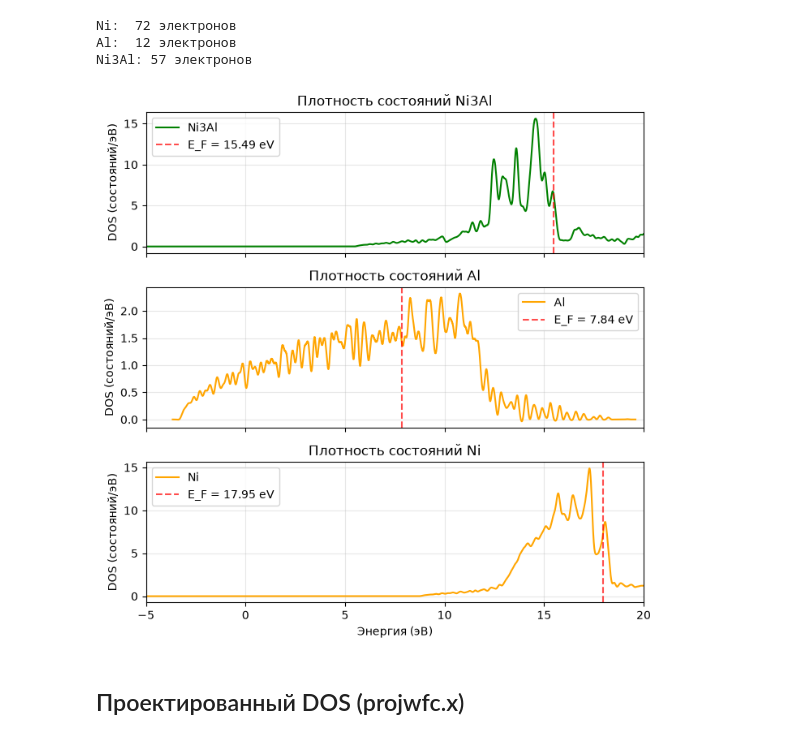
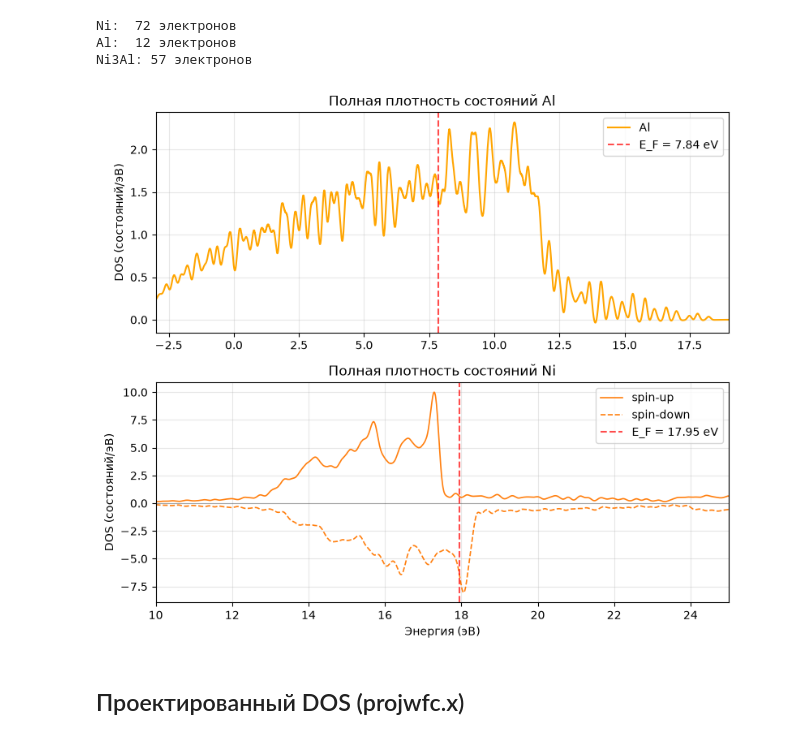
Before and after one commit to hherpa/HEA_L12, a Jupyter notebook: DFT/example_Ni3Al/QE_run_02/analysis_02_QE.ipynb, the cells around one changed output. Cells and saved outputs as stored; diff of their text form; code cells hidden in the pictures.

```diff
--- a/DFT/example_Ni3Al/QE_run_02/analysis_02_QE.ipynb
+++ b/DFT/example_Ni3Al/QE_run_02/analysis_02_QE.ipynb
@@ -541,39 +541,34 @@ Ni3Al_total_DOS_density = Ni3Al_total_DOS_data[:, 1] + Ni3Al_total_DOS_data[:, 2
 Ni_efermi_03 = Ni_03_Outcar.efermi
 Al_efermi_03 = Al_03_Outcar.efermi
 Ni3Al_efermi_03 = Ni3Al_03_Outcar.efermi
-# %%
-fig, axes = plt.subplots(3, 1, figsize=(7, 7), sharex=True)
-
-# Ni3Al
-axes[0].plot(Ni3Al_total_DOS_energy, Ni3Al_total_DOS_density, color='green', label='Ni3Al')
-axes[0].axvline(Ni3Al_Fermi_energy, color='r', linestyle='--', alpha=0.7, linewidth=1.5, label=f'E_F = {Ni3Al_Fermi_energy:.2f} eV')
-axes[0].set_ylabel('DOS (состояний/эВ)')
-axes[0].legend()
-axes[0].grid(alpha=0.3)
-axes[0].set_title('Плотность состояний Ni3Al')
-
-# Al
-axes[1].plot(Al_total_DOS_energy, Al_total_DOS_density, color='orange', label='Al')
-axes[1].axvline(Al_Fermi_energy, color='r', linestyle='--', alpha=0.7, linewidth=1.5, label=f'E_F = {Al_Fermi_energy:.2f} eV')
-axes[1].set_ylabel('DOS (состояний/эВ)')
-axes[1].legend()
-axes[1].grid(alpha=0.3)
-axes[1].set_title('Плотность состояний Al')
-
-# Ni
-axes[2].plot(Ni_total_DOS_energy, Ni_total_DOS_density, color='orange', label='Ni')
-axes[2].axvline(Ni_Fermi_energy, color='r', linestyle='--', alpha=0.7, linewidth=1.5, label=f'E_F = {Ni_Fermi_energy:.2f} eV')
-axes[2].set_xlabel('Энергия (эВ)')
-axes[2].set_ylabel('DOS (состояний/эВ)')
-axes[2].legend()
-axes[2].grid(alpha=0.3)
-axes[2].set_title('Плотность состояний Ni')
-
-plt.xlim(-5, 20)
-plt.tight_layout()
-plt.show()
-# %% [output]
-[figure, removed]
+# %%
+fig, axes = plt.subplots(2, 1, figsize=(8, 7))
+
+# TDOS Al (неспин-поляризован)
+axes[0].plot(Al_total_DOS_energy, Al_total_DOS_density, color='orange', label='Al')
+axes[0].axvline(Al_Fermi_energy, color='r', linestyle='--', alpha=0.7, linewidth=1.5, label=f'E_F = {Al_Fermi_energy:.2f} eV')
+axes[0].set_xlim(-3, 19)
+axes[0].set_ylabel('DOS (состояний/эВ)')
+axes[0].legend()
+axes[0].grid(alpha=0.3)
+axes[0].set_title('Полная плотность состояний Al')
+
+# TDOS Ni (спин-поляризован)
+axes[1].plot(Ni_total_DOS_energy, Ni_total_DOS_data[:, 1], '-', label='spin-up', color='tab:orange', linewidth=1.2)
+axes[1].plot(Ni_total_DOS_energy, -Ni_total_DOS_data[:, 2], '--', label='spin-down', color='tab:orange', linewidth=1.2)
+axes[1].axhline(0, color='k', linestyle='-', alpha=0.3, linewidth=0.8)
+axes[1].axvline(Ni_Fermi_energy, color='r', linestyle='--', alpha=0.7, linewidth=1.5, label=f'E_F = {Ni_Fermi_energy:.2f} eV')
+axes[1].set_xlim(10, 25)
+axes[1].set_xlabel('Энергия (эВ)')
+axes[1].set_ylabel('DOS (состояний/эВ)')
+axes[1].legend()
+axes[1].grid(alpha=0.3)
+axes[1].set_title('Полная плотность состояний Ni')
+
+plt.tight_layout()
+plt.show()
+# %% [output]
+[figure, added]
 # %% [markdown]
 ## Проектированный DOS (projwfc.x)
 # %%
```
Also changed, not shown: parts of 2 cells of this notebook.
